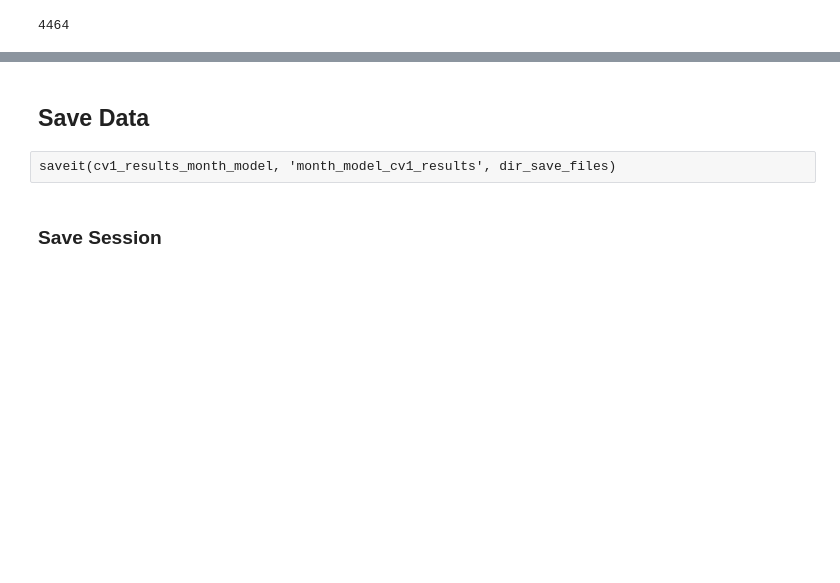
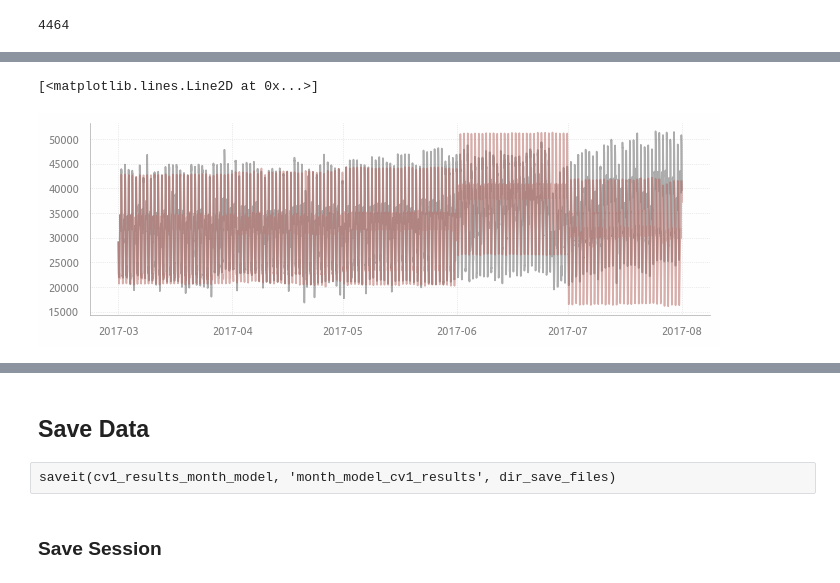
Before and after one commit to a-chasovsky/electric-power-consumption, a Jupyter notebook: 03-arima-month.ipynb, the cells around one changed output, grey strips where cells are left out. Cells and saved outputs as stored; diff of their text form; code cells hidden in the pictures; blank space fills up the shorter version.

```diff
--- a/03-arima-month.ipynb
+++ b/03-arima-month.ipynb
@@ -1594,0 +1728,9 @@ Images 'forecast_august_detail_plot_week5.png' and 'forecast_august_detail_plot_
+# %%
+%%time
+cv1_single_model = cv_single_model(
+    model=(arima_month_order, arima_month_fourier_period, arima_month_fourier_order),
+    data=train,
+    target='target1',
+    features=features,
+    indexes_train=cv1_indexes_train,
+    indexes_valid=cv1_indexes_test)
@@ -1594,0 +1756,10 @@ Images 'forecast_august_detail_plot_week5.png' and 'forecast_august_detail_plot_
+# %%
+plt.plot(
+    train.loc['2017-03-01':, 'target1'], color=palette[0], alpha=0.5
+)
+plt.plot(
+    cv1_single_model.loc[:, 'target1'], color=palette[1], alpha=0.5
+)
+# %% [output]
+[<matplotlib.lines.Line2D at 0x...>]
+[figure, added]
```
Also changed, not shown: parts of 71 cells of this notebook, 30 other files.
